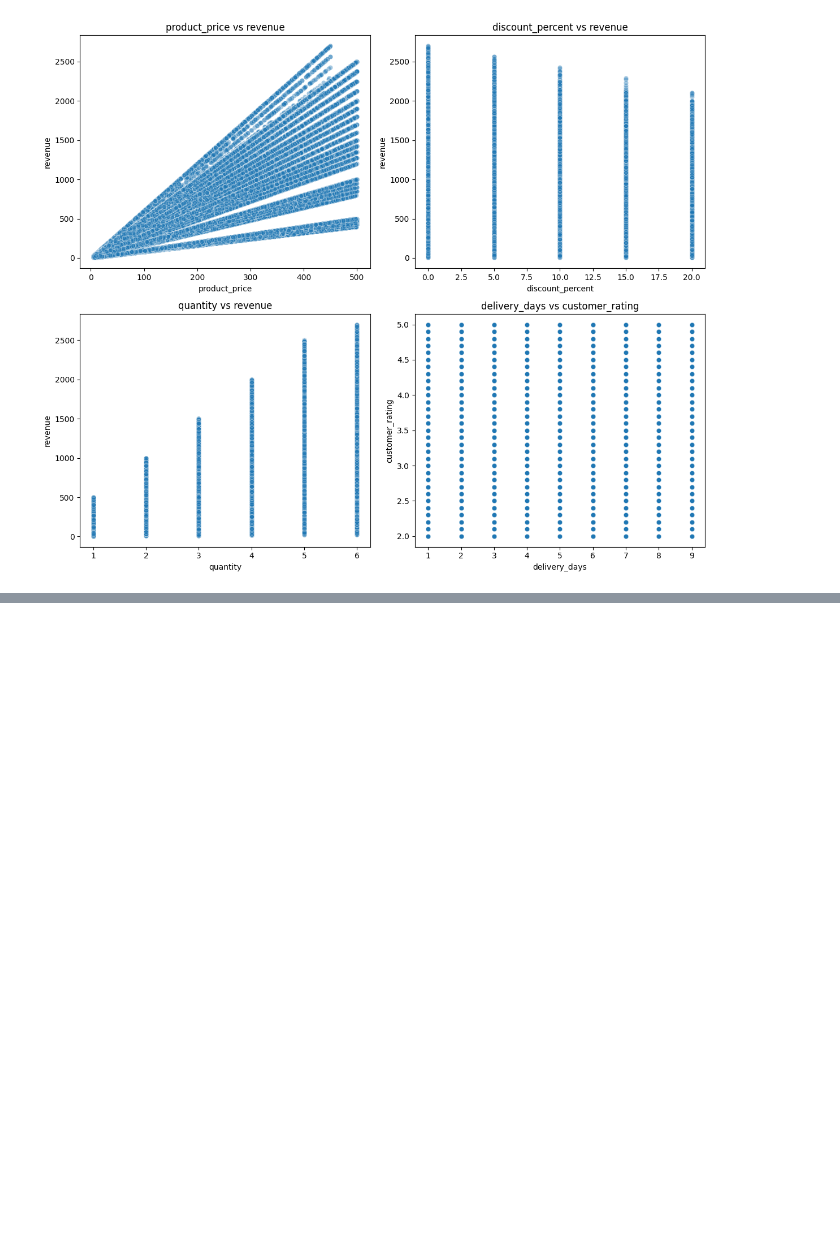
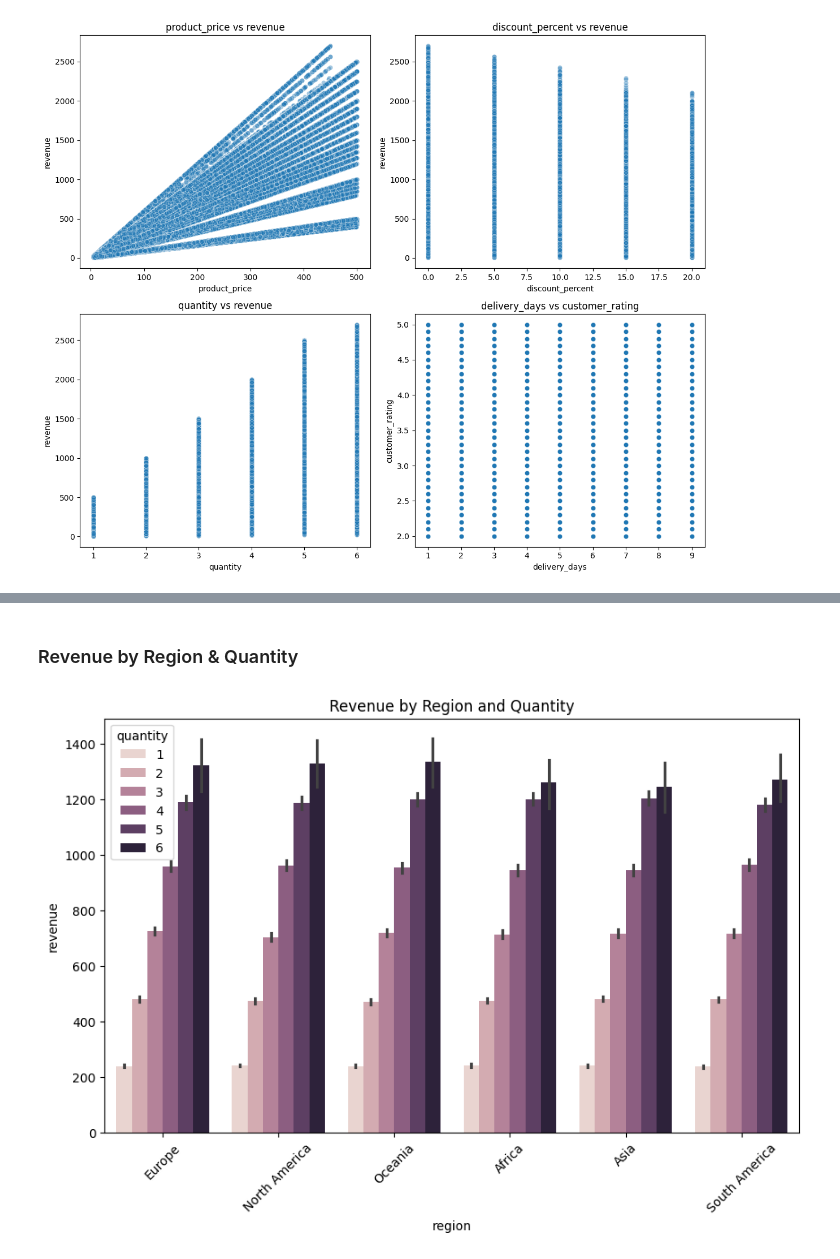
Before and after one commit to priyaa-pt/E-Commerce-Revenue-Optimization-Engine, a Jupyter notebook: notebooks/data_exploration.ipynb, the cells around one changed output, grey strips where cells are left out. Cells and saved outputs as stored; diff of their text form; code cells hidden in the pictures; blank space fills up the shorter version.

```diff
--- a/notebooks/data_exploration.ipynb
+++ b/notebooks/data_exploration.ipynb
@@ -284,0 +325,15 @@ plt.show()
+# %% [markdown]
+### Revenue by Region & Quantity
+# %%
+plt.figure(figsize=(10,6))
+sns.barplot(
+    data=df,
+    x='region',
+    y='revenue',
+    hue='quantity'
+)
+plt.title("Revenue by Region and Quantity")
+plt.xticks(rotation=45)
+plt.show()
+# %% [output]
+[figure, added]
```
Also changed, not shown: parts of 8 cells of this notebook.
